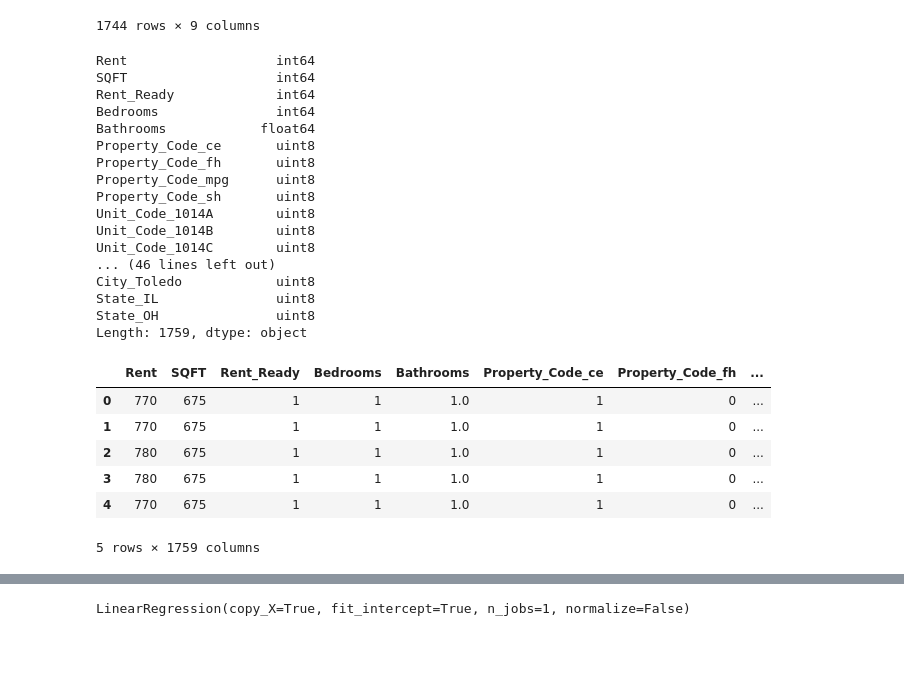
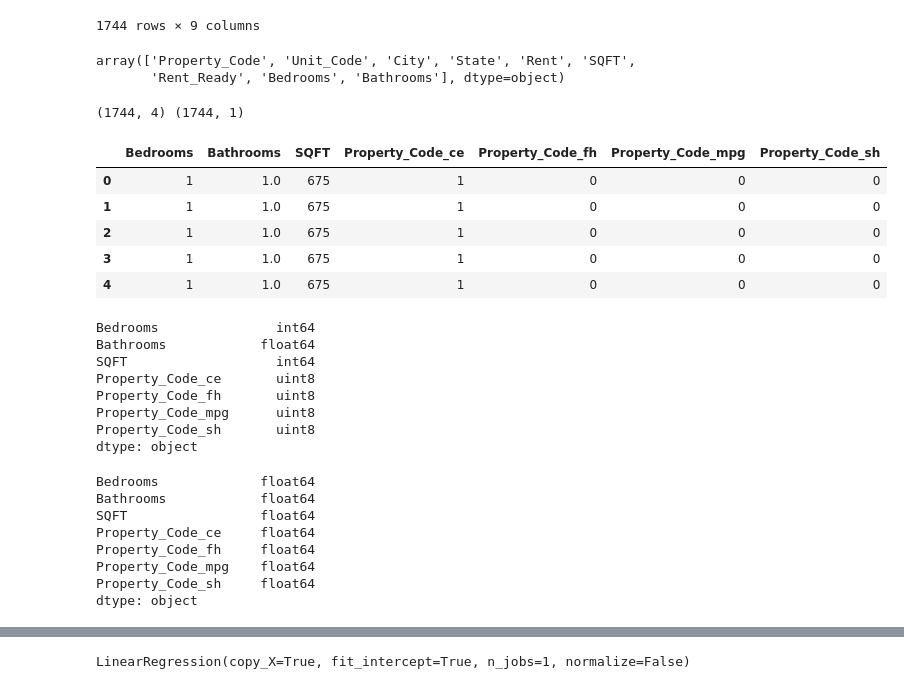
Before and after one commit to richinohio/Final_Project, a Jupyter notebook: data/Linear_rent_predictor_final.ipynb, the cells around one changed output, grey strips where cells are left out. Cells and saved outputs as stored; diff of their text form; code cells hidden in the pictures; blank space fills up the shorter version.

Commit message:
linear regression with units data

```diff
--- a/data/Linear_rent_predictor_final.ipynb
+++ b/data/Linear_rent_predictor_final.ipynb
@@ -54,35 +54,37 @@ rent
 | 1758 | sh | FT5906K | Toledo | OH | 650 | 932 | 0 | 2 | 1.0 |
 | 1759 | sh | FT5906L | Toledo | OH | 650 | 932 | 1 | 2 | 1.0 |
 1744 rows × 9 columns
+# %%
+rent.columns.values
+# %% [output]
+array(['Property_Code', 'Unit_Code', 'City', 'State', 'Rent', 'SQFT',
+       'Rent_Ready', 'Bedrooms', 'Bathrooms'], dtype=object)
+# %%
+X = rent[["Property_Code", "Bedrooms", "Bathrooms","SQFT"]]
+y = rent["Rent"].values.reshape(-1,1)
+print(X.shape, y.shape)
+# %% [output]
+(1744, 4) (1744, 1)
+# %%
+rent = X.copy()
+
+data_binary_encoded = pd.get_dummies(rent, columns = ["Property_Code"])
+data_binary_encoded.head()
+# %% [output]
+|  | Bedrooms | Bathrooms | SQFT | Property_Code_ce | Property_Code_fh | Property_Code_mpg | Property_Code_sh |
+| 0 | 1 | 1.0 | 675 | 1 | 0 | 0 | 0 |
+| 1 | 1 | 1.0 | 675 | 1 | 0 | 0 | 0 |
+| 2 | 1 | 1.0 | 675 | 1 | 0 | 0 | 0 |
+| 3 | 1 | 1.0 | 675 | 1 | 0 | 0 | 0 |
+| 4 | 1 | 1.0 | 675 | 1 | 0 | 0 | 0 |
 # %%
-rent.dtypes
+data_binary_encoded.dtypes
 # %% [output]
-Rent                   int64
-SQFT                   int64
-Rent_Ready             int64
 Bedrooms               int64
 Bathrooms            float64
+SQFT                   int64
 Property_Code_ce       uint8
 Property_Code_fh       uint8
 Property_Code_mpg      uint8
 Property_Code_sh       uint8
-Unit_Code_1014A        uint8
-Unit_Code_1014B        uint8
-Unit_Code_1014C        uint8
-... (46 lines left out)
-City_Toledo            uint8
-State_IL               uint8
-State_OH               uint8
-Length: 1759, dtype: object
+dtype: object
-# %%
-X = rent_df[["Apt Size", "BedRooms", "Bathroom", "chrent", "Property_Code"]]
-y = rent_df["Rent"]
-print(X.shape, y.shape)
-# %% [output]
-|  | Rent | SQFT | Rent_Ready | Bedrooms | Bathrooms | Property_Code_ce | Property_Code_fh | ... |
-| 0 | 770 | 675 | 1 | 1 | 1.0 | 1 | 0 | ... |
-| 1 | 770 | 675 | 1 | 1 | 1.0 | 1 | 0 | ... |
-| 2 | 780 | 675 | 1 | 1 | 1.0 | 1 | 0 | ... |
-| 3 | 780 | 675 | 1 | 1 | 1.0 | 1 | 0 | ... |
-| 4 | 770 | 675 | 1 | 1 | 1.0 | 1 | 0 | ... |
-5 rows × 1759 columns
@@ -92 +91,18 @@ y = data2['Rent'].values.reshape(-1, 1)
+# %%
+data_binary_encoded ["Bedrooms"]= data_binary_encoded["Bedrooms"].astype(float)
+data_binary_encoded ["SQFT"]= data_binary_encoded["SQFT"].astype(float)
+data_binary_encoded ["Property_Code_ce"]= data_binary_encoded["Property_Code_ce"].astype(float)
+data_binary_encoded ["Property_Code_fh"]= data_binary_encoded["Property_Code_fh"].astype(float)
+data_binary_encoded ["Property_Code_mpg"]= data_binary_encoded["Property_Code_mpg"].astype(float)
+data_binary_encoded ["Property_Code_sh"]= data_binary_encoded["Property_Code_sh"].astype(float)
+data_binary_encoded.dtypes
+# %% [output]
+Bedrooms             float64
+Bathrooms            float64
+SQFT                 float64
+Property_Code_ce     float64
+Property_Code_fh     float64
+Property_Code_mpg    float64
+Property_Code_sh     float64
+dtype: object
 # %%
```
Also changed, not shown: parts of 3 cells of this notebook, 1 other file.
